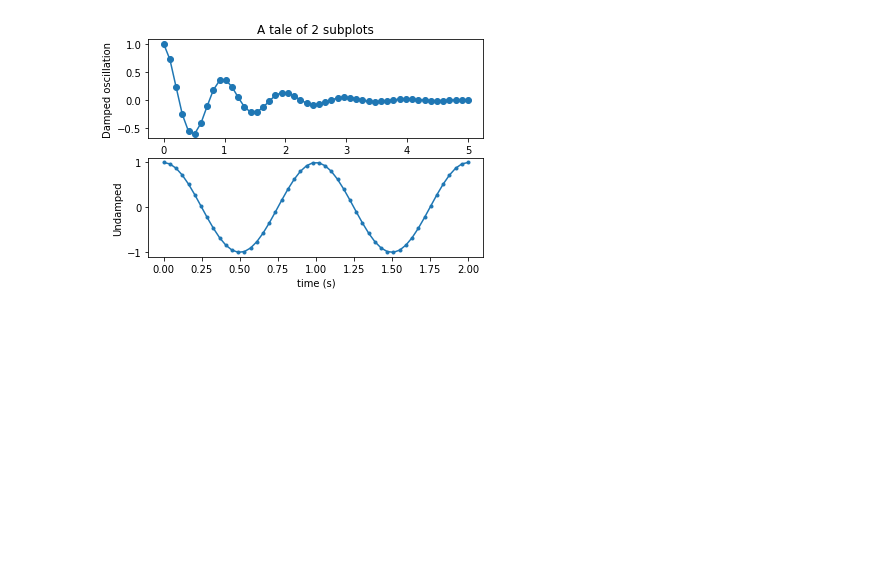
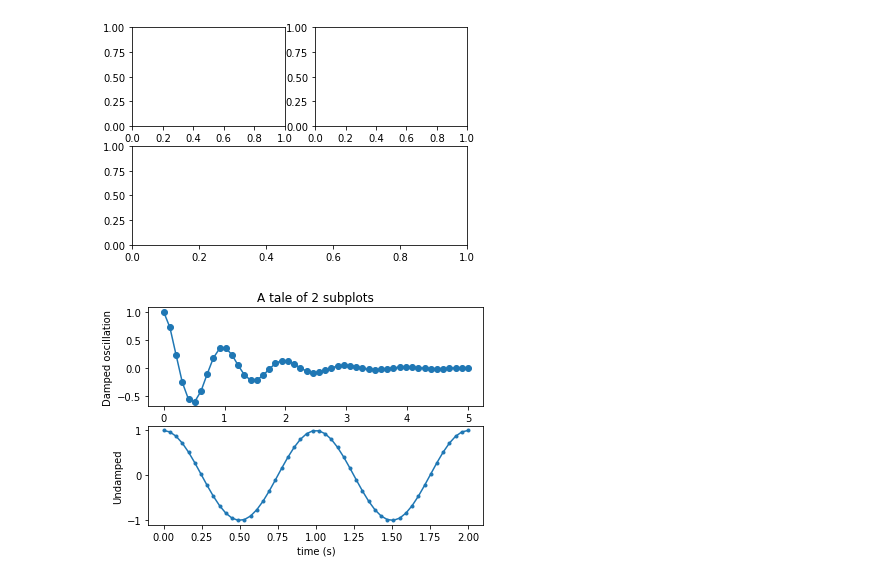
Before and after one commit to Flyfoxs/ai, a Jupyter notebook: 81_visual/subplot.ipynb, the cells around one changed output. Drawn from its saved outputs; the diff is of its cells as text; code cells hidden in the pictures; blank space fills up the shorter version.

```diff
--- a/81_visual/subplot.ipynb
+++ b/81_visual/subplot.ipynb
@@ -1,3 +1,16 @@
+# %%
+#https://matplotlib.org/users/gridspec.html
+import numpy as np
+import matplotlib.pyplot as plt
+import matplotlib.gridspec as gridspec
+gs = gridspec.GridSpec(2, 2)
+
+ax1 = plt.subplot(gs[0, 0])
+ax2 = plt.subplot(gs[0, 1])
+ax3 = plt.subplot(gs[1, :])
+plt.show()
+# %% [output]
+[figure, added]
 # %%
 import numpy as np
 import matplotlib.pyplot as plt
```
Also changed, not shown: 7 other files.
